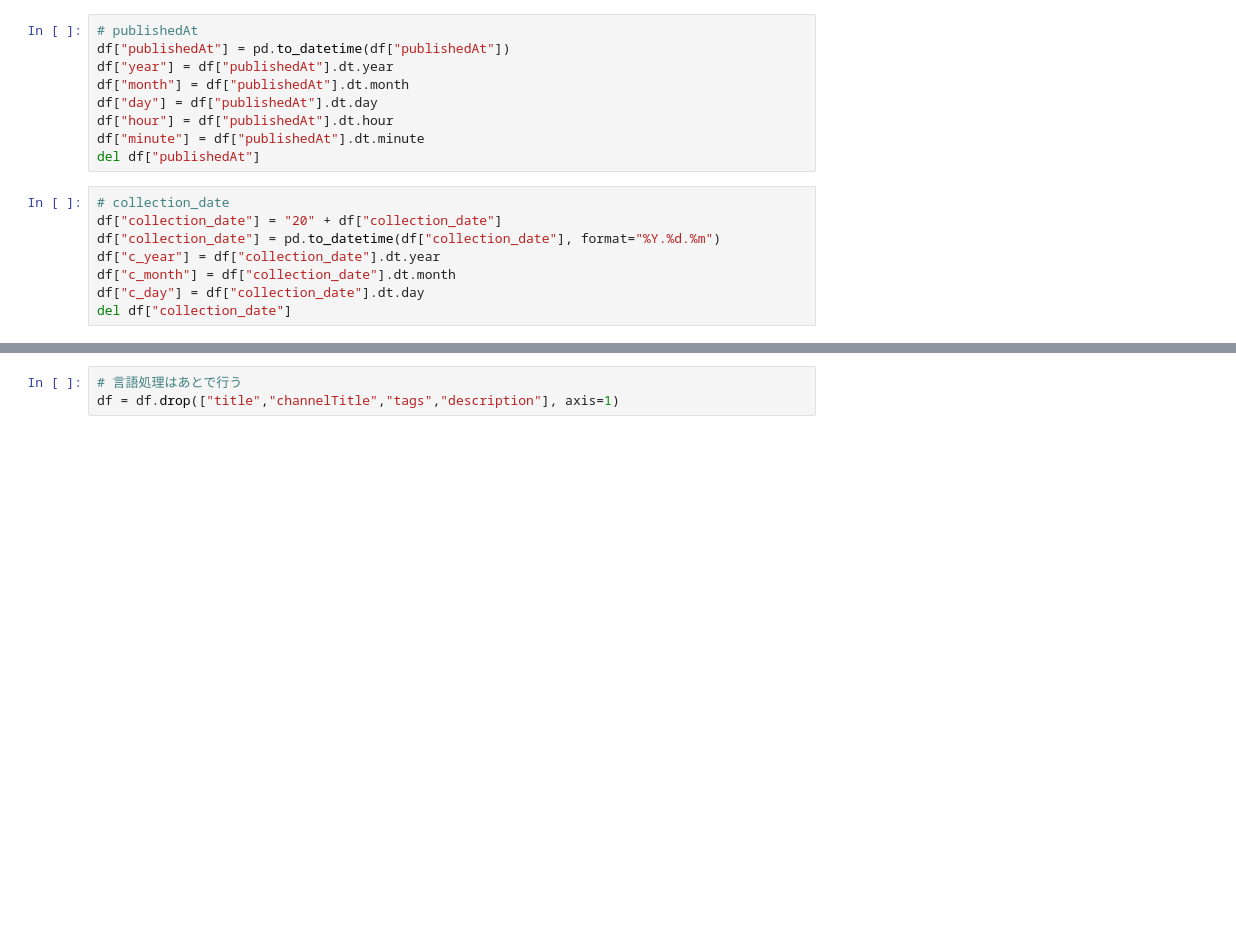
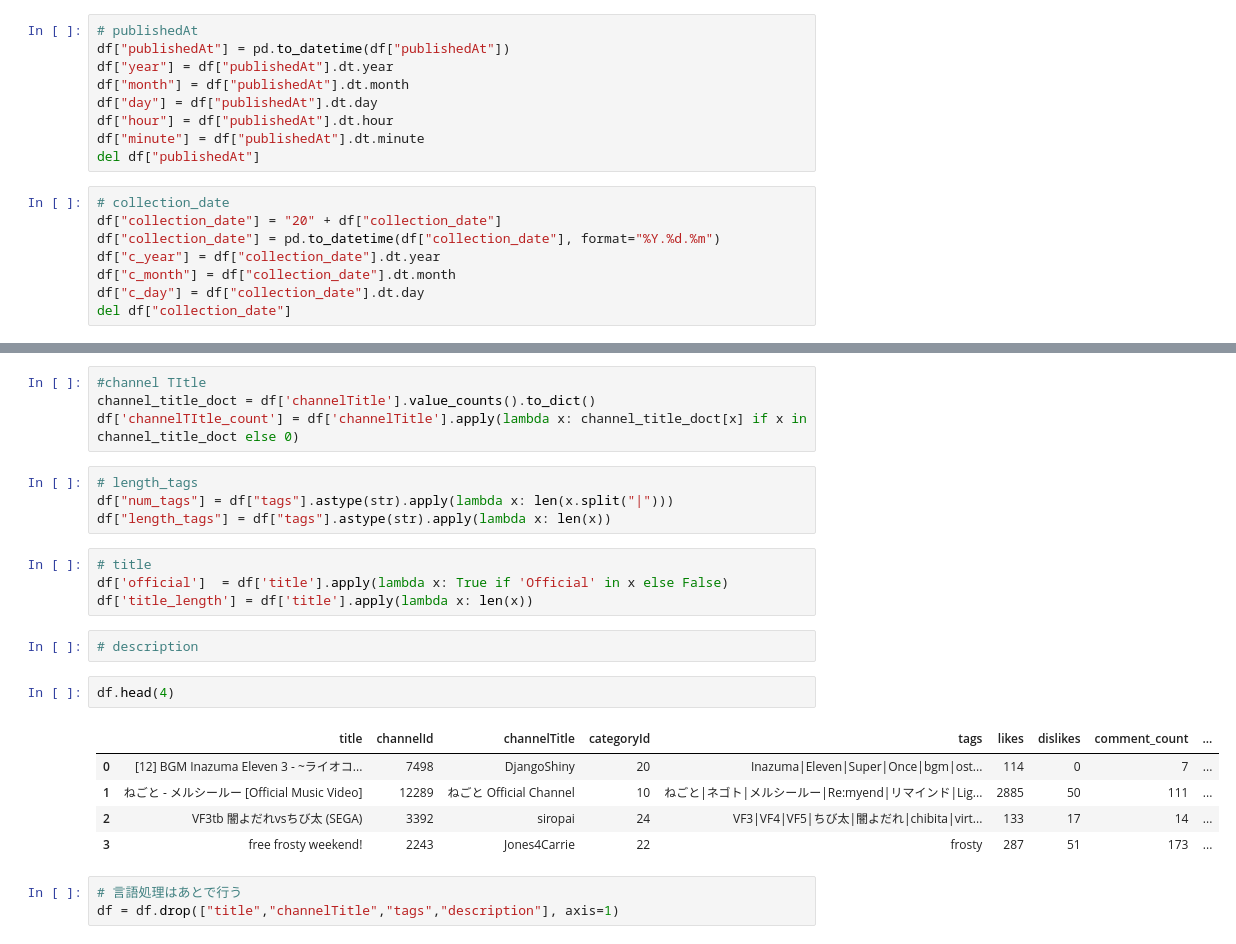
Before and after one commit to FUJITOSHION/youtube, a Jupyter notebook: main.ipynb, the cells around one changed output, grey strips where cells are left out. Cells and saved outputs as stored; diff of their text form; blank space fills up the shorter version.

```diff
--- a/main.ipynb
+++ b/main.ipynb
@@ -59,3 +97,25 @@ df['evaluation'] = df['likes'] + df['dislikes']
+# %%
+#channel TItle
+channel_title_doct = df['channelTitle'].value_counts().to_dict()
+df['channelTItle_count'] = df['channelTitle'].apply(lambda x: channel_title_doct[x] if x in channel_title_doct else 0)
+# %%
+# length_tags
+df["num_tags"] = df["tags"].astype(str).apply(lambda x: len(x.split("|")))
+df["length_tags"] = df["tags"].astype(str).apply(lambda x: len(x))
+# %%
+# title
+df['official']  = df['title'].apply(lambda x: True if 'Official' in x else False)
+df['title_length'] = df['title'].apply(lambda x: len(x))
+# %%
+# description
+# %%
+df.head(4)
+# %% [output]
+|  | title | channelId | channelTitle | categoryId | tags | likes | dislikes | comment_count | ... |
+| 0 | [12] BGM Inazuma Eleven 3 - ~ライオコ... | 7498 | DjangoShiny | 20 | Inazuma|Eleven|Super|Once|bgm|ost... | 114 | 0 | 7 | ... |
+| 1 | ねごと - メルシールー [Official Music Video] | 12289 | ねごと Official Channel | 10 | ねごと|ネゴト|メルシールー|Re:myend|リマインド|Lig... | 2885 | 50 | 111 | ... |
+| 2 | VF3tb 闇よだれvsちび太 (SEGA) | 3392 | siropai | 24 | VF3|VF4|VF5|ちび太|闇よだれ|chibita|virt... | 133 | 17 | 14 | ... |
+| 3 | free frosty weekend! | 2243 | Jones4Carrie | 22 | frosty | 287 | 51 | 173 | ... |
 # %%
 # 言語処理はあとで行う
 df = df.drop(["title","channelTitle","tags","description"], axis=1)
```
Also changed, not shown: parts of 19 cells of this notebook.
